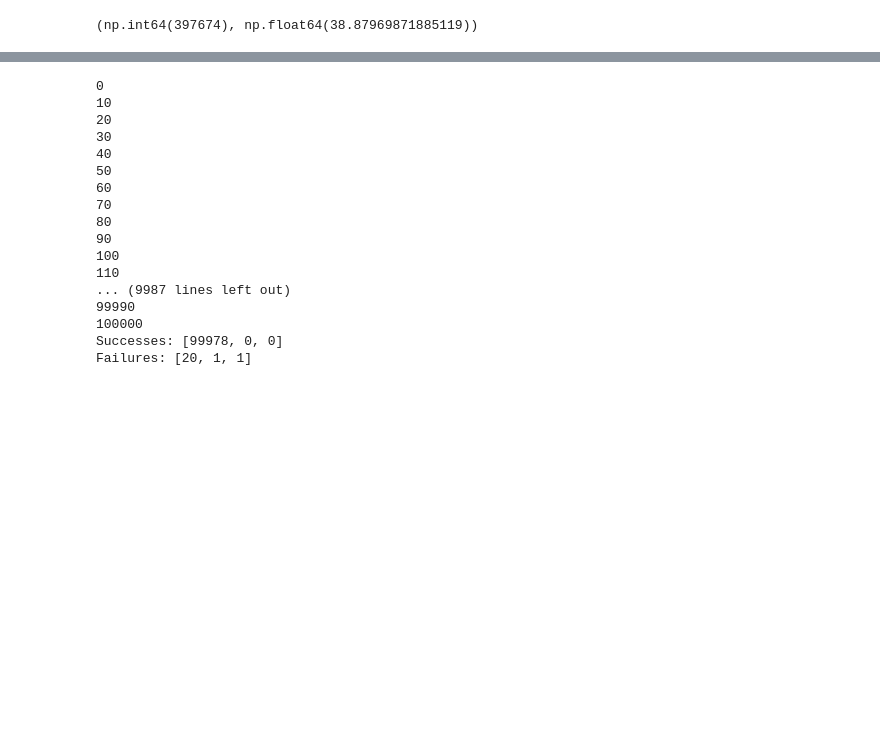
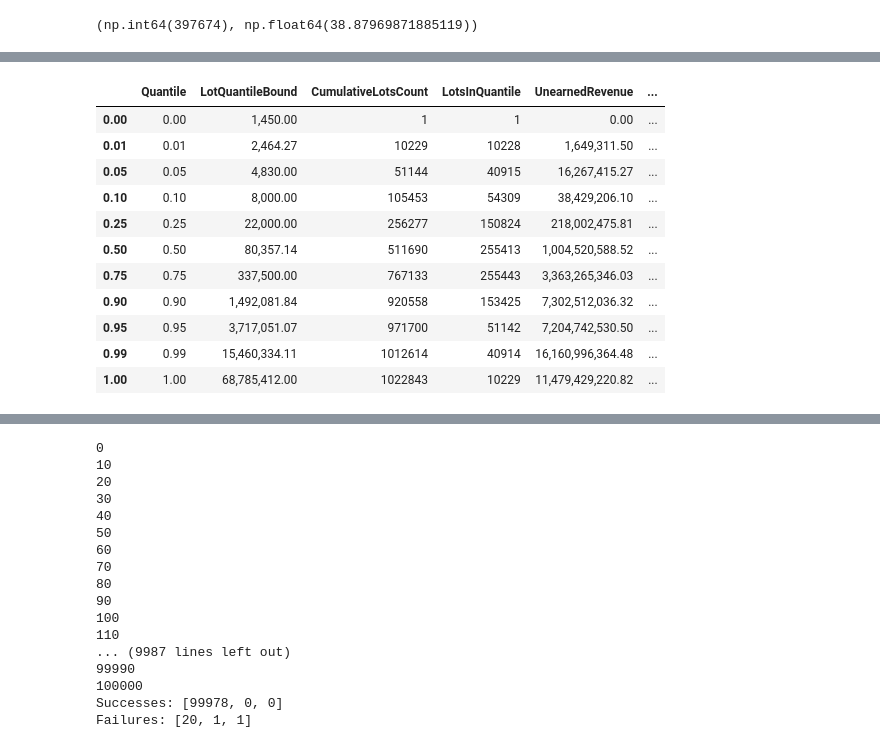
Before and after one commit to savoskin0502/public-procurement-optimization, a Jupyter notebook: dataPreparation.ipynb, the cells around one changed output, grey strips where cells are left out. Cells and saved outputs as stored; diff of their text form; code cells hidden in the pictures; blank space fills up the shorter version.

```diff
--- a/dataPreparation.ipynb
+++ b/dataPreparation.ipynb
@@ -1044,0 +1046,69 @@ model.save_model("xgb_model.json")
+# %%
+xgb_summary = data.loc[y_test.index]
+xgb_summary["base_prediction"] = np.power(2, y_pred) + 1
+xgb_summary = xgb_summary[["fw_total_price_wdiscount", "base_prediction", "sw_total_price_wdiscount", "total_amount"]]
+xgb_summary['after_prediction_unearned_revenue'] = xgb_summary.apply(
+    lambda row: min(row['sw_total_price_wdiscount'], row['sw_total_price_wdiscount'] - row['base_prediction'])
+    if row['base_prediction'] > row['sw_total_price_wdiscount'] else row['sw_total_price_wdiscount'] - row['base_prediction'],
+    axis=1
+)
+
+# xgb_summary['after_prediction_unearned_revenue'] = xgb_summary['sw_total_price_wdiscount'] - xgb_summary['base_prediction']
+
+quantile_values = xgb_summary['total_amount'].quantile(quantiles)
+cumulative_lots = [xgb_summary['total_amount'].le(value).sum() for value in quantile_values]
+lots_in_quantile = np.diff([0] + cumulative_lots)
+
+xgb_summary['unearned_revenue'] = xgb_summary['sw_total_price_wdiscount'] - xgb_summary['fw_total_price_wdiscount']
+xgb_summary['unearned_revenue_pct'] = (xgb_summary['sw_total_price_wdiscount'] / xgb_summary['fw_total_price_wdiscount'] - 1) * 100
+
+range_start = [0] + list(quantile_values)[:-1]
+range_end = list(quantile_values)
+
+# total unearned revenue within each quantile range
+unearned_revenue = []
+cumulative_unearned_revenue = []
+non_cumulative_unearned_revenue_pct = []
+cumulative_sum = 0
+after_predictions_unearned_revenue = []
+
+for start, end in zip(range_start, range_end):
+    unearned_sum = xgb_summary[(xgb_summary['total_amount'] > start) & (xgb_summary['total_amount'] <= end)]['unearned_revenue'].sum()
+    unearned_revenue.append(unearned_sum)
+
+    cumulative_sum += unearned_sum
+    cumulative_unearned_revenue.append(cumulative_sum)
+
+    avg_pct = xgb_summary[(xgb_summary['total_amount'] > start) & (xgb_summary['total_amount'] <= end)]['unearned_revenue_pct'].quantile(0.667) if not xgb_summary[(xgb_summary['total_amount'] > start) & (xgb_summary['total_amount'] <= end)].empty else 0
+    non_cumulative_unearned_revenue_pct.append(avg_pct)
+
+    after_predictions_sum = xgb_summary[(xgb_summary['total_amount'] > start) & (xgb_summary['total_amount'] <= end)]['after_prediction_unearned_revenue'].sum()
+    after_predictions_unearned_revenue.append(after_predictions_sum)
+
+
+unearned_revenue_summary = pd.DataFrame({
+    "Quantile": quantiles,
+    "LotQuantileBound": quantile_values,
+    "CumulativeLotsCount": cumulative_lots,
+    "LotsInQuantile": lots_in_quantile,
+    "UnearnedRevenue": unearned_revenue,
+    "CumulativeUnearnedRevenue": cumulative_unearned_revenue,
+    "NonCumulativeUnearnedRevenueQ66percent": non_cumulative_unearned_revenue_pct,
+    "AfterPredictionUnearnedRevenue": after_predictions_unearned_revenue
+})
+unearned_revenue_summary["UnearnedRevenueRatioDecrease"] = (1 - unearned_revenue_summary["AfterPredictionUnearnedRevenue"] / unearned_revenue_summary["CumulativeUnearnedRevenue"]) * 100
+
+unearned_revenue_summary
+# %% [output]
+|  | Quantile | LotQuantileBound | CumulativeLotsCount | LotsInQuantile | UnearnedRevenue | ... |
+| 0.00 | 0.00 | 1,450.00 | 1 | 1 | 0.00 | ... |
+| 0.01 | 0.01 | 2,464.27 | 10229 | 10228 | 1,649,311.50 | ... |
+| 0.05 | 0.05 | 4,830.00 | 51144 | 40915 | 16,267,415.27 | ... |
+| 0.10 | 0.10 | 8,000.00 | 105453 | 54309 | 38,429,206.10 | ... |
+| 0.25 | 0.25 | 22,000.00 | 256277 | 150824 | 218,002,475.81 | ... |
+| 0.50 | 0.50 | 80,357.14 | 511690 | 255413 | 1,004,520,588.52 | ... |
+| 0.75 | 0.75 | 337,500.00 | 767133 | 255443 | 3,363,265,346.03 | ... |
+| 0.90 | 0.90 | 1,492,081.84 | 920558 | 153425 | 7,302,512,036.32 | ... |
+| 0.95 | 0.95 | 3,717,051.07 | 971700 | 51142 | 7,204,742,530.50 | ... |
+| 0.99 | 0.99 | 15,460,334.11 | 1012614 | 40914 | 16,160,996,364.48 | ... |
+| 1.00 | 1.00 | 68,785,412.00 | 1022843 | 10229 | 11,479,429,220.82 | ... |
```
Also changed, not shown: parts of 31 cells of this notebook, 2 other files.
